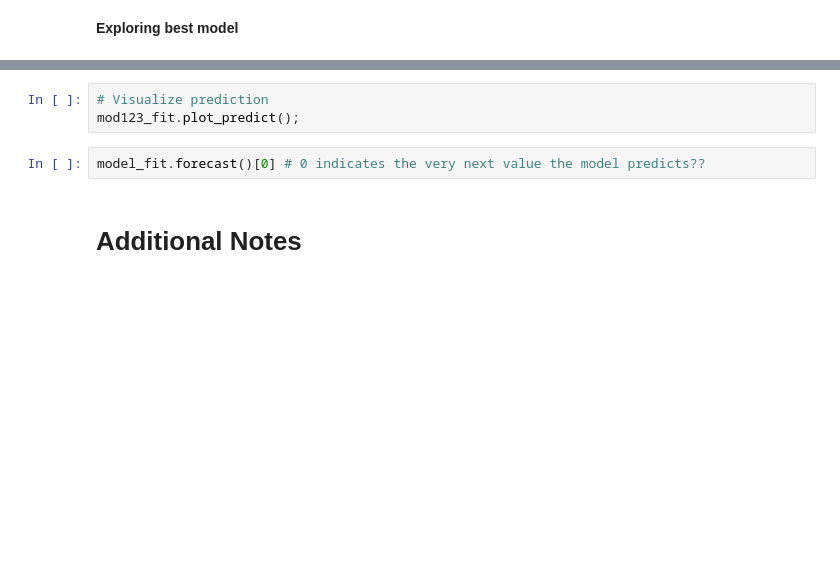
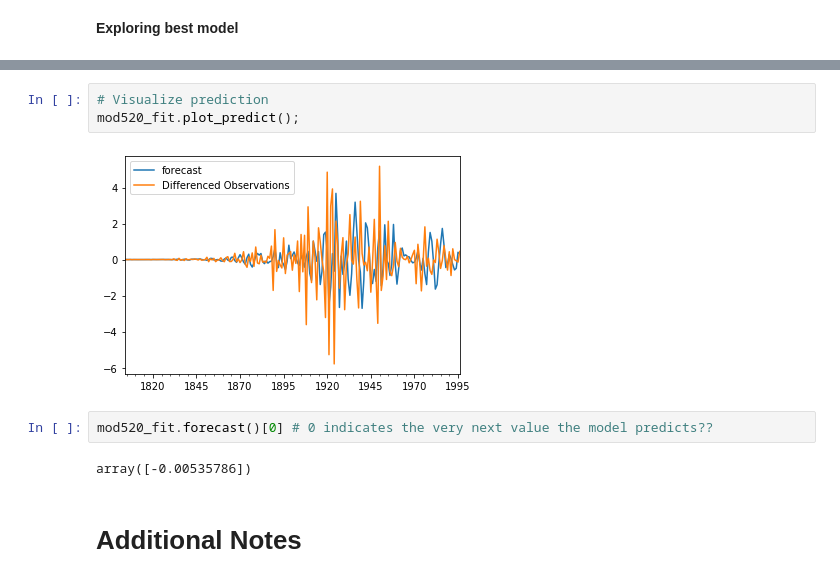
Before and after one commit to Davida1014/CO2_TimeSeries, a Jupyter notebook: CO2_TimeSeries-Cierra.ipynb, the cells around one changed output, grey strips where cells are left out. Drawn from its saved outputs; the diff is of its cells as text; blank space fills up the shorter version.

```diff
--- a/CO2_TimeSeries-Cierra.ipynb
+++ b/CO2_TimeSeries-Cierra.ipynb
@@ -576,8 +435,12 @@ pyplot.show()
 # %%
 # Visualize prediction
-mod123_fit.plot_predict();
+mod520_fit.plot_predict();
+# %% [output]
+[figure, added]
 # %%
-model_fit.forecast()[0] # 0 indicates the very next value the model predicts??
+mod520_fit.forecast()[0] # 0 indicates the very next value the model predicts??
+# %% [output]
+array([-0.00535786])
 # %% [markdown]
 # Additional Notes
 # %%
```
Also changed, not shown: parts of 59 cells of this notebook.
